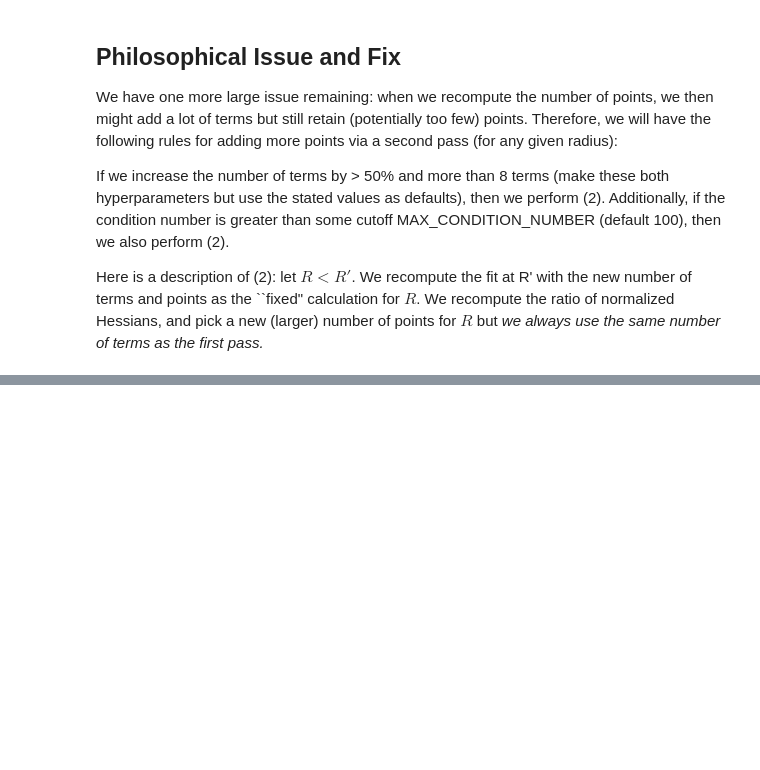
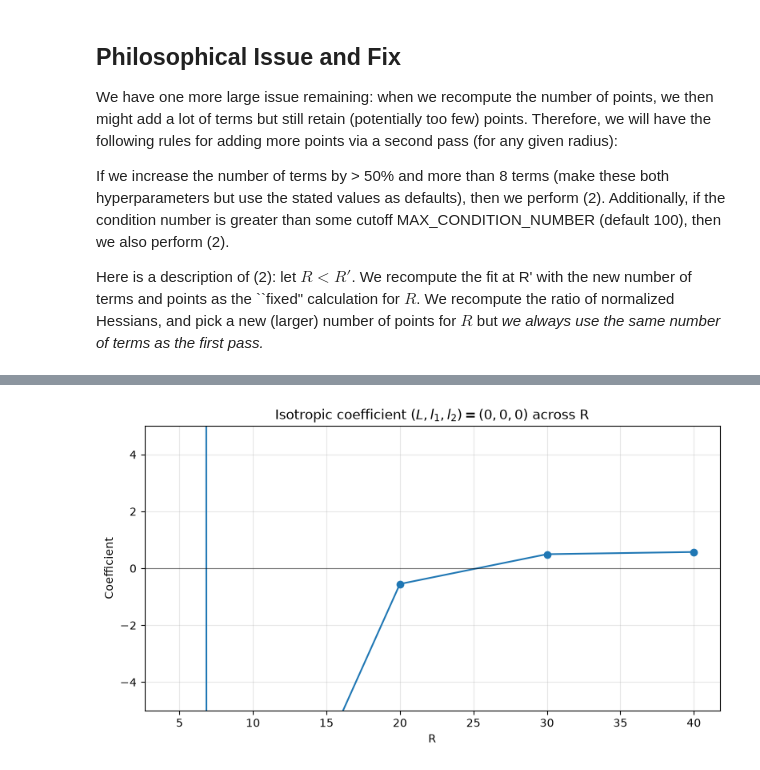
Before and after one commit to rohanhdhillon/decode-urop, a Jupyter notebook: Performance Code/minimizing_ab_initio_points.ipynb, the cells around one changed output, grey strips where cells are left out. Saved outputs shown, nothing was run; the diff lists cells and outputs as text; code cells hidden in the pictures; blank space fills up the shorter version.

```diff
--- a/Performance Code/minimizing_ab_initio_points.ipynb
+++ b/Performance Code/minimizing_ab_initio_points.ipynb
@@ -6812,11 +6810,11 @@ YUMI_MISSING_COEFFICIENT_VALUE = 0.0
 
 def yumi_term_record_from_basis_term(term):
     L, l1, l2 = (int(value) for value in term)
-    return (L, 0, l1, l2)
+    return (l1, 0, l2, L)
 
 
 def yumi_basis_term_from_record(record):
-    L, _, l1, l2 = (int(value) for value in record)
+    l1, _, l2, L = (int(value) for value in record)
     return (L, l1, l2)
 
 
@@ -6864,7 +6862,7 @@ def collect_yumi_coefficient_table(point_count_result, missing_value=YUMI_MISSIN
 
 
 def format_yumi_float(value):
-    return f"{float(value):18.11E}"
+    return f"{float(value):.11E}"
 
 
 def format_yumi_coefficients(table, title=YUMI_COEFFICIENT_TITLE):
@@ -6877,13 +6875,13 @@ def format_yumi_coefficients(table, title=YUMI_COEFFICIENT_TITLE):
 
     lines = [
         str(title),
-        f"{len(records) - 1:4d}{len(radii) - 1:4d}  4.00  0.00",
-        "".join(f"{radius:14.4f}" for radius in radii),
+        f"{len(records) - 1:4d}{len(radii) - 1:4d}{float(radii[0]):8.4f}{0.0:8.4f}",
+        " ".join(f"{radius:.4f}" for radius in radii),
     ]
     for record, coefficient_row in zip(records, coefficients):
-        L, m, l1, l2 = record
-        lines.append(f"{L:4d}{m:4d}{l1:4d}{l2:4d}")
-        lines.append("".join(format_yumi_float(value) for value in coefficient_row))
+        l1, m, l2, L = record
+        lines.append(f"{l1:4d}{m:4d}{l2:4d}{L:4d}")
+        lines.append(" ".join(format_yumi_float(value) for value in coefficient_row))
     return "\n".join(lines) + "\n"
 
 
@@ -6929 +6927,55 @@ yumi_coefficient_file_summary
   (14, 0, 10, 4)]}
+# %%
+# Plot the isotropic coefficient across R.
+import matplotlib
+
+ISOTROPIC_COEFFICIENT_Y_SCALE = 5
+ISOTROPIC_COEFFICIENT_TERM = (0, 0, 0)
+
+
+def isotropic_coefficient_series_from_result(point_count_result, term=ISOTROPIC_COEFFICIENT_TERM):
+    results_by_radius = point_count_result["results_by_radius"]
+    radii = numpy.asarray(sorted(float(radius) for radius in results_by_radius), dtype=float)
+    coefficients = []
+    for radius in radii:
+        fit = results_by_radius[float(radius)]["fit"]
+        basis_terms = [tuple(int(value) for value in basis_term) for basis_term in fit["basis_terms"]]
+        if term not in basis_terms:
+            coefficients.append(numpy.nan)
+            continue
+        term_index = basis_terms.index(term)
+        coefficients.append(float(numpy.asarray(fit["coefficients"], dtype=float)[term_index]))
+    return radii, numpy.asarray(coefficients, dtype=float)
+
+
+if "hysteresis_second_pass_point_count_result" in globals():
+    isotropic_radii, isotropic_coefficients = isotropic_coefficient_series_from_result(
+        hysteresis_second_pass_point_count_result,
+    )
+elif "yumi_coefficient_file_summary" in globals() and "collect_yumi_coefficient_table" in globals():
+    yumi_table = collect_yumi_coefficient_table(hysteresis_second_pass_point_count_result)
+    isotropic_record = yumi_term_record_from_basis_term(ISOTROPIC_COEFFICIENT_TERM)
+    isotropic_index = yumi_table["records"].index(isotropic_record)
+    isotropic_radii = yumi_table["radii"]
+    isotropic_coefficients = yumi_table["coefficients"][isotropic_index]
+else:
+    raise NameError("Run the second-pass fitting cell before plotting the isotropic coefficient.")
+
+fig, ax = matplotlib.pyplot.subplots(figsize=(8, 4.5))
+ax.plot(isotropic_radii, isotropic_coefficients, marker="o", linewidth=1.5)
+ax.axhline(0.0, color="black", linewidth=0.8, alpha=0.5)
+ax.set_xlabel("R")
+ax.set_ylabel("Coefficient")
+ax.set_title("Isotropic coefficient $(L,l_1,l_2)=(0,0,0)$ across R")
+ax.set_ylim(-float(ISOTROPIC_COEFFICIENT_Y_SCALE), float(ISOTROPIC_COEFFICIENT_Y_SCALE))
+ax.grid(True, alpha=0.3)
+fig.tight_layout()
+
+isotropic_coefficient_summary = {
+    "term": ISOTROPIC_COEFFICIENT_TERM,
+    "y_scale": ISOTROPIC_COEFFICIENT_Y_SCALE,
+    "radii": isotropic_radii,
+    "coefficients": isotropic_coefficients,
+}
+isotropic_coefficient_summary
+# %% [output]
@@ -6929,0 +6996 @@ yumi_coefficient_file_summary
+[figure, added]
```
Also changed, not shown: parts of 4 cells of this notebook, 2 other files.
